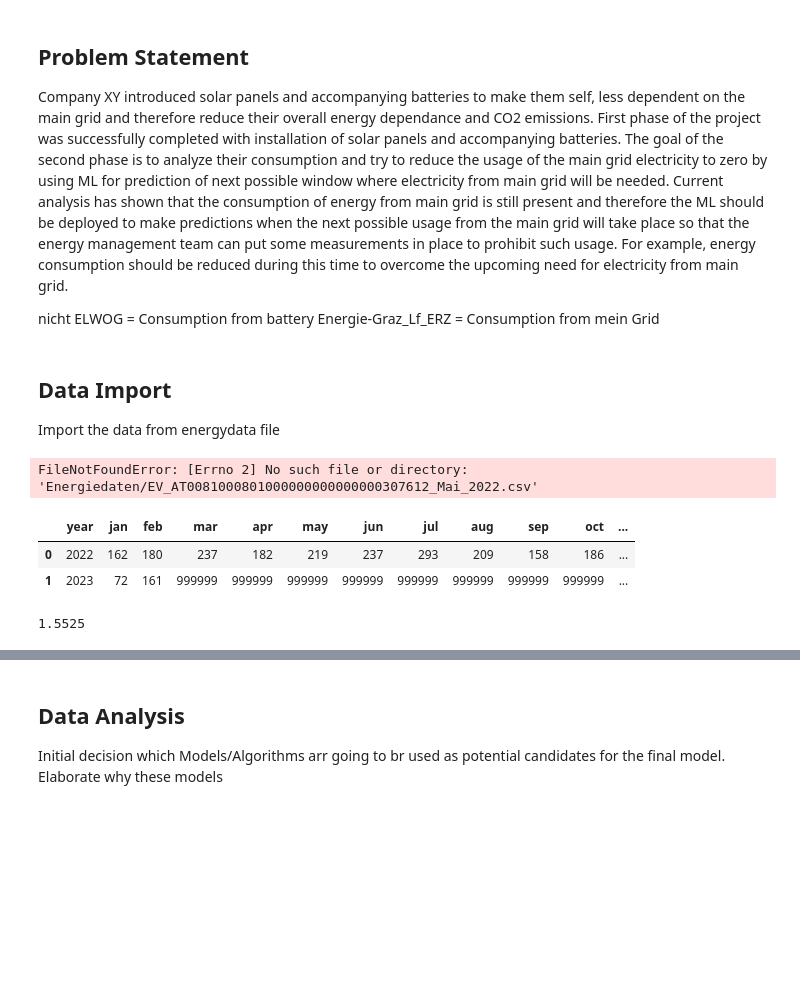
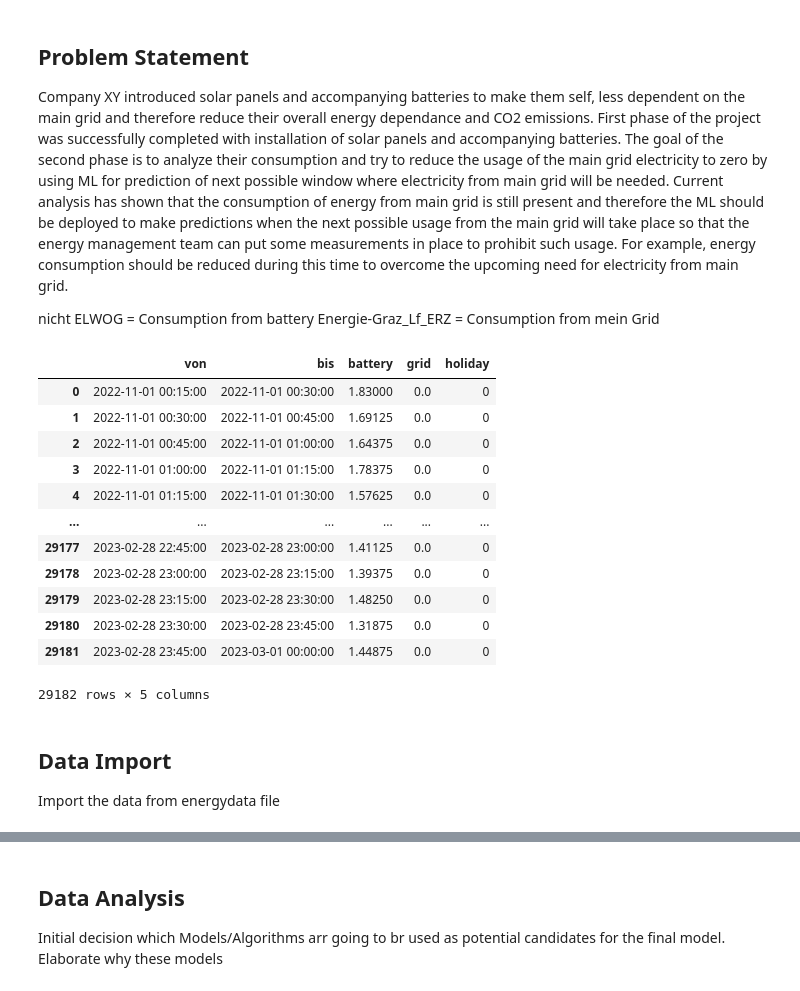
Before and after one commit to DrinoSan/ml-solar, a Jupyter notebook: EnergyPrediction_Aufgabe.ipynb, the cells around one changed output, grey strips where cells are left out. Drawn from its saved outputs; the diff is of its cells as text; code cells hidden in the pictures; blank space fills up the shorter version.

```diff
--- a/EnergyPrediction_Aufgabe.ipynb
+++ b/EnergyPrediction_Aufgabe.ipynb
@@ -14,29 +70,35 @@ Energie-Graz_Lf_ERZ = Consumption from mein Grid
+# %%
+# Assuming main_df is your main DataFrame
+# Load the holidays data
+holidays_df = pd.read_csv('Feiertage/holidays.csv')
+
+# Convert the 'startDate' and 'endDate' to datetime format
+holidays_df['startDate'] = pd.to_datetime(holidays_df['startDate'], format='%Y-%m-%d')
+holidays_df['endDate'] = pd.to_datetime(holidays_df['endDate'], format='%Y-%m-%d')
+
+# Initialize a new column 'holiday' in your main DataFrame with 0
+df['holiday'] = 0
+
+# Iterate over the holidays DataFrame
+for i, row in holidays_df.iterrows():
+    # Set 'holiday' to 1 where the date is in the holiday date range
+    df.loc[(df['von'] >= row['startDate']) & (df['von'] <= row['endDate']), 'holiday'] = 1
+# %%
+df
+# %% [output]
+|  | von | bis | battery | grid | holiday |
+| 0 | 2022-11-01 00:15:00 | 2022-11-01 00:30:00 | 1.83000 | 0.0 | 0 |
+| 1 | 2022-11-01 00:30:00 | 2022-11-01 00:45:00 | 1.69125 | 0.0 | 0 |
+| 2 | 2022-11-01 00:45:00 | 2022-11-01 01:00:00 | 1.64375 | 0.0 | 0 |
+| 3 | 2022-11-01 01:00:00 | 2022-11-01 01:15:00 | 1.78375 | 0.0 | 0 |
+| 4 | 2022-11-01 01:15:00 | 2022-11-01 01:30:00 | 1.57625 | 0.0 | 0 |
+| ... | ... | ... | ... | ... | ... |
+| 29177 | 2023-02-28 22:45:00 | 2023-02-28 23:00:00 | 1.41125 | 0.0 | 0 |
+| 29178 | 2023-02-28 23:00:00 | 2023-02-28 23:15:00 | 1.39375 | 0.0 | 0 |
+| 29179 | 2023-02-28 23:15:00 | 2023-02-28 23:30:00 | 1.48250 | 0.0 | 0 |
+| 29180 | 2023-02-28 23:30:00 | 2023-02-28 23:45:00 | 1.31875 | 0.0 | 0 |
+| 29181 | 2023-02-28 23:45:00 | 2023-03-01 00:00:00 | 1.44875 | 0.0 | 0 |
+29182 rows × 5 columns
 # %% [markdown]
 ## Data Import
 Import the data from energydata file
-# %%
-df = pd.read_csv("Energiedaten/EV_AT0081000801000000000000000307612_Mai_2022.csv", delimiter=";")
-sun_df = pd.read_csv("Energiedaten/HISTALP_AT_GRA_SU1_2022_2023-2.csv", delimiter=";")
-
-new_columns = ["KA", "Energie-Erzeuger", "Von", "Bis", "Kwh"]
-
-df.columns = new_columns
-df = df.reset_index(drop=True)
-df = df.drop("KA", axis=1)
-
-df['Kwh'] = df['Kwh'].str.replace(',', '.').astype(float)
-
-df['Von'] = pd.to_datetime(df['Von'], format="%d.%m.%Y %H:%M")
-df['Bis'] = pd.to_datetime(df['Bis'], format="%d.%m.%Y %H:%M")
-
-df.set_index('Von', inplace=True)
-
-grid_data = df[df['Energie-Erzeuger'] == 'Energie-Graz_Lf_ERZ']
-# %% [output]
-FileNotFoundError: [Errno 2] No such file or directory: 'Energiedaten/EV_AT0081000801000000000000000307612_Mai_2022.csv'
-# %%
-sun_df
-# %% [output]
-|  | year | jan | feb | mar | apr | may | jun | jul | aug | sep | oct | ... |
-| 0 | 2022 | 162 | 180 | 237 | 182 | 219 | 237 | 293 | 209 | 158 | 186 | ... |
-| 1 | 2023 | 72 | 161 | 999999 | 999999 | 999999 | 999999 | 999999 | 999999 | 999999 | 999999 | ... |
@@ -53,4 +104,0 @@ df = df.merge(sun_df, left_on=df.index.to_period('M'), right_on=sun_df['date'].d
-# %%
-df["Kwh"].max()
-# %% [output]
-1.5525
```
Also changed, not shown: parts of 10 cells of this notebook, 5 other files.
